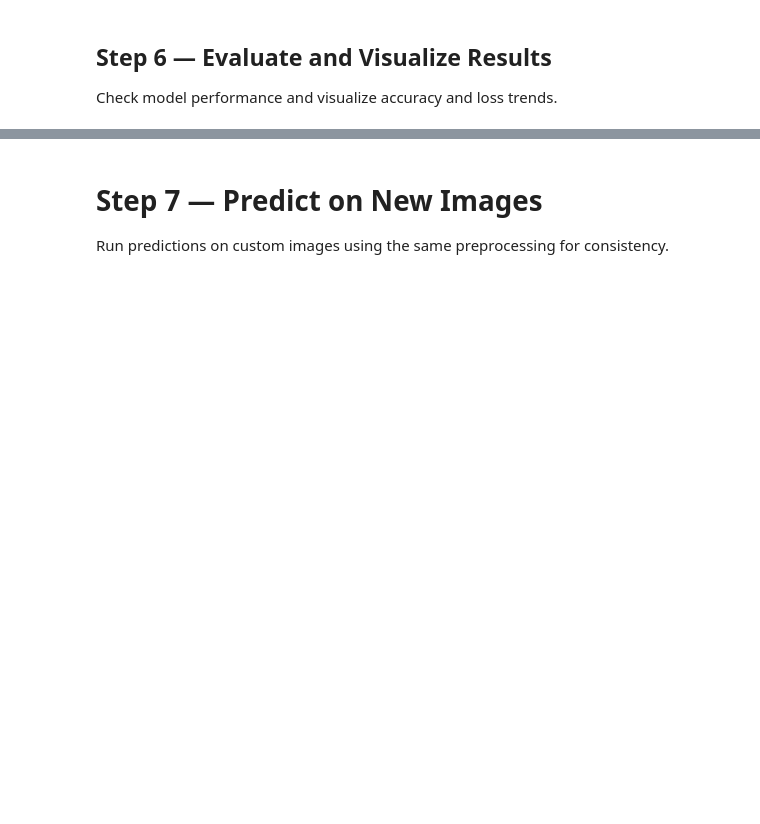
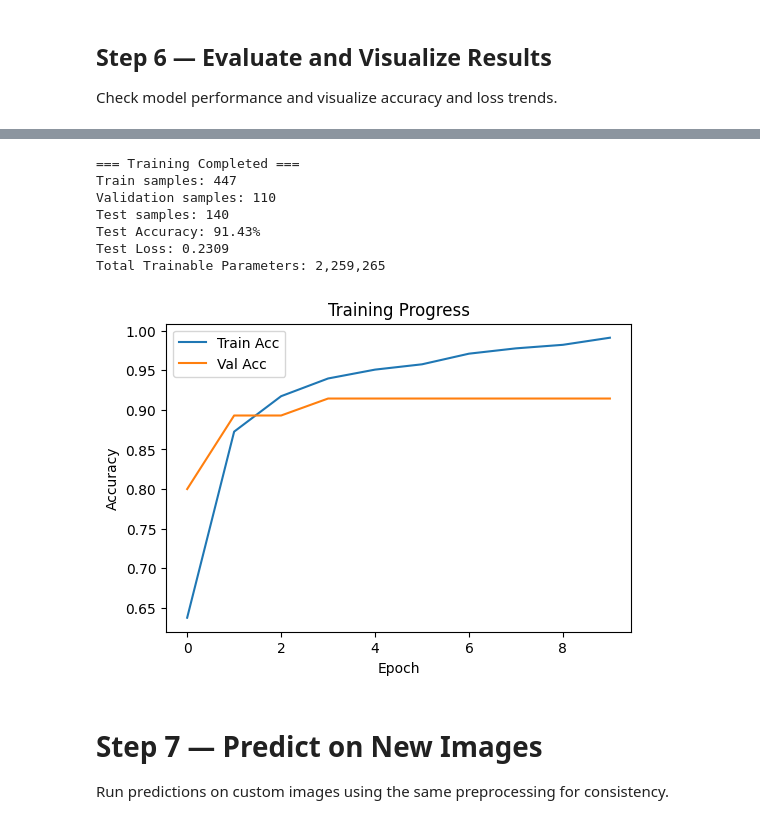
Before and after one commit to DanielRajChristeen/Custom_MobileNetV2, a Jupyter notebook: Custom_MobileNetV2.ipynb, the cells around one changed output, grey strips where cells are left out. Drawn from its saved outputs; the diff is of its cells as text; code cells hidden in the pictures; blank space fills up the shorter version.

```diff
--- a/Custom_MobileNetV2.ipynb
+++ b/Custom_MobileNetV2.ipynb
@@ -198,3 +145,37 @@ print(f"✅ Test Accuracy: {acc*100:.2f}%")
+# %%
+# ------------------------
+# Evaluate
+# ------------------------
+test_loss, test_acc = model.evaluate(test_gen, verbose=0)
+
+print("\n=== Training Completed ===")
+print(f"Train samples: {train_gen.samples}")
+print(f"Validation samples: {val_gen.samples}")
+print(f"Test samples: {test_gen.samples}")
+print(f"Test Accuracy: {test_acc*100:.2f}%")
+print(f"Test Loss: {test_loss:.4f}")
+print(f"Total Trainable Parameters: {model.count_params():,}\n")
+
+# ------------------------
+# Plot Training Progress
+# ------------------------
+plt.figure(figsize=(6,4))
+plt.plot(history.history['accuracy'], label='Train Acc')
+plt.plot(history.history['val_accuracy'], label='Val Acc')
+plt.xlabel('Epoch')
+plt.ylabel('Accuracy')
+plt.legend()
+plt.title('Training Progress')
+plt.show()
+# %% [output]
+=== Training Completed ===
+Train samples: 447
+Validation samples: 110
+Test samples: 140
+Test Accuracy: 91.43%
+Test Loss: 0.2309
+Total Trainable Parameters: 2,259,265
+[figure, added]
 # %% [markdown]
 # **Step 7 — Predict on New Images**
 Run predictions on custom images using the same preprocessing for consistency.
```
Also changed, not shown: parts of 15 cells of this notebook.
